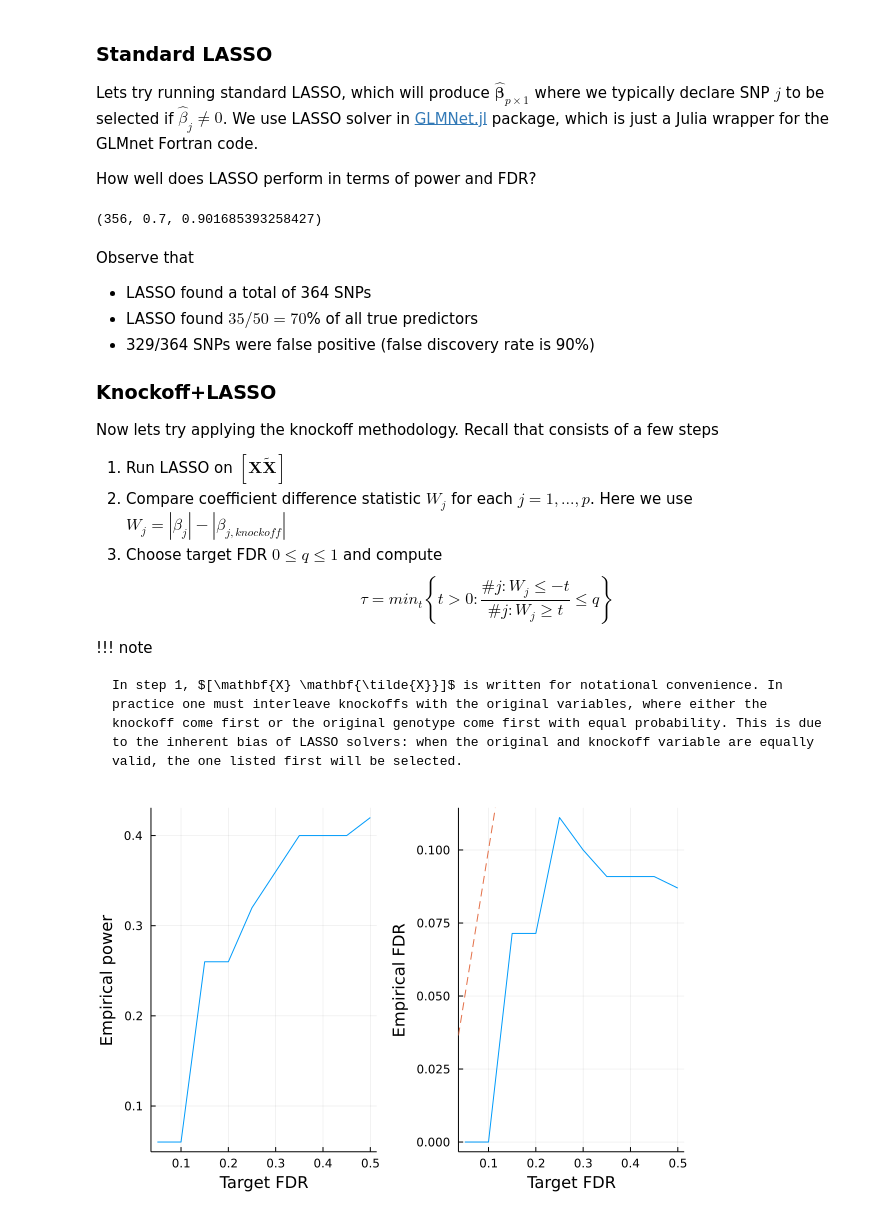
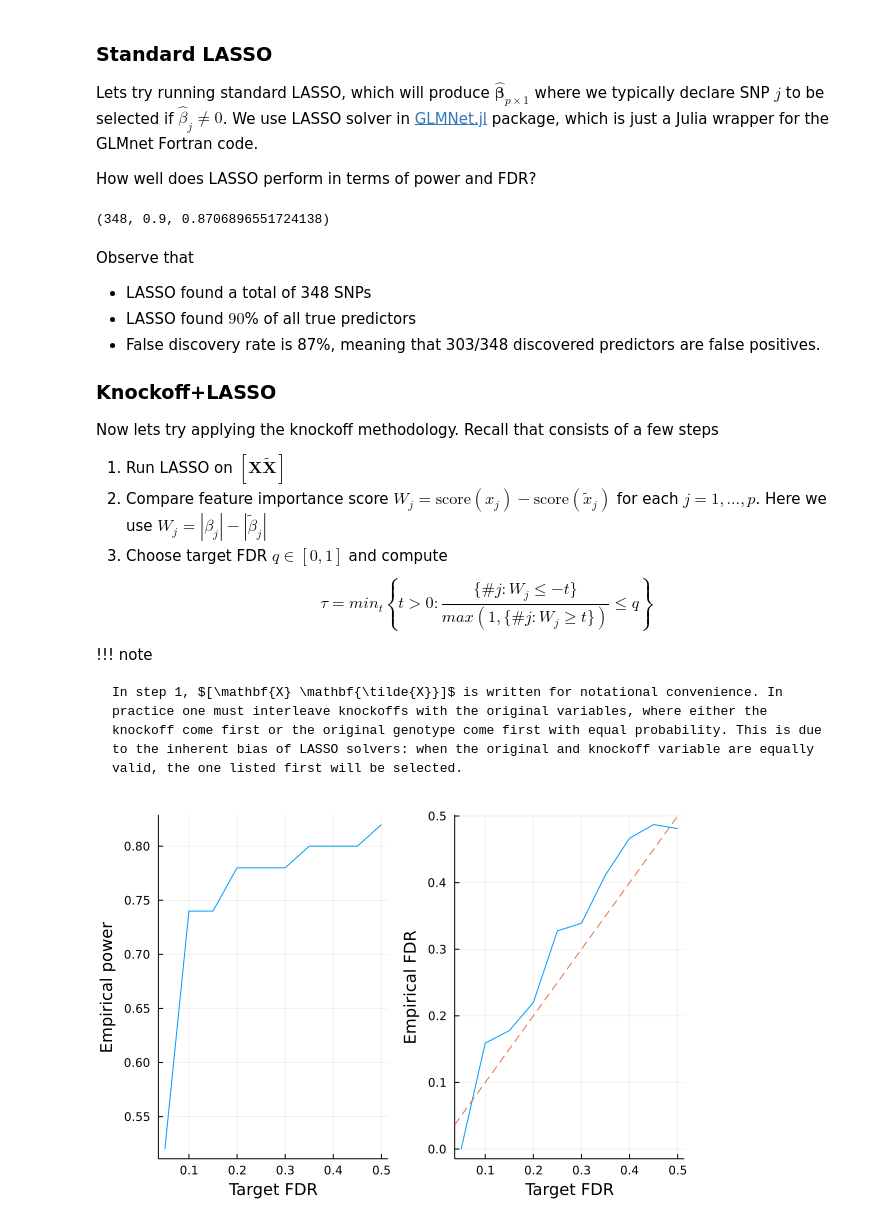
Before and after one commit to biona001/Knockoffs.jl, a Jupyter notebook: docs/src/man/fastphase_hmm.ipynb, the cells around one changed output. Cells and saved outputs as stored; diff of their text form; code cells hidden in the pictures.

```diff
--- a/docs/src/man/fastphase_hmm.ipynb
+++ b/docs/src/man/fastphase_hmm.ipynb
@@ -27,4 +27,4 @@ To illustrate we need example PLINK data, which are available in `Knockoffs.jl/d
 # %%
 # Path to PLINK data
-mouse_path = joinpath(normpath(Knockoffs.datadir()), "mouse.imputed")
+data_path = joinpath(normpath(Knockoffs.datadir()), "test")
 # %% [output]
@@ -100,7 +101,7 @@ They can be specified via:
 Lets check if the knockoffs "make sense". We will use [SnpArrays.jl](https://github.com/OpenMendel/SnpArrays.jl) to import the original and knockoff genotypes, and compare summary statistics using built-in functions [compare_pairwise_correlation](https://biona001.github.io/Knockoffs.jl/dev/man/api/#Knockoffs.compare_pairwise_correlation) and [compare_correlation](https://biona001.github.io/Knockoffs.jl/dev/man/api/#Knockoffs.compare_correlation)
 # %%
 # import original and knockoff genotypes
-X = SnpArray(mouse_path * ".bed")
-X̃ = SnpArray("knockoffs/mouse.imputed.fastphase.knockoffs.bed")
+X = SnpArray(data_path * ".bed")
+X̃ = SnpArray("knockoffs/test.fastphase.knockoffs.bed")
 n, p = size(X̃)
 # %% [output]
@@ -174,59 +192,59 @@ FDR = length(setdiff(findall(!iszero, βlasso), correct_position)) / count(!isze
 #summarize
 count(!iszero, βlasso), power, FDR
 # %% [output]
-(356, 0.7, 0.901685393258427)
+(348, 0.9, 0.8706896551724138)
 # %% [markdown]
 Observe that
 
-+ LASSO found a total of 364 SNPs
-+ LASSO found $35/50 = 70$% of all true predictors
-+ 329/364 SNPs were false positive (false discovery rate is 90%)
++ LASSO found a total of 348 SNPs
++ LASSO found $90$% of all true predictors
++ False discovery rate is 87%, meaning that 303/348 discovered predictors are false positives.
 
 ### Knockoff+LASSO
 
 Now lets try applying the knockoff methodology. Recall that consists of a few steps
 
 1. Run LASSO on $[\mathbf{X} \mathbf{\tilde{X}}]$
-2. Compare coefficient difference statistic $W_j$ for each $j = 1,...,p$. Here we use $W_j = |\beta_j| - |\beta_{j, knockoff}|$
-3. Choose target FDR $0 \le q \le 1$ and compute
-$$\tau = min_{t}\left\{t > 0: \frac{{\#j: W_j ≤ -t}}{{\#j: W_j ≥ t}} \le q\right\}$$
+2. Compare feature importance score $W_j = \text{score}(x_j) - \text{score}(\tilde{x}_j)$ for each $j = 1,...,p$. Here we use $W_j = |\beta_j| - |\tilde{\beta}_{j}|$
+3. Choose target FDR $q \in [0, 1]$ and compute
+$$\tau = min_{t}\left\{t > 0: \frac{{\{\#j: W_j ≤ -t}\}}{max(1, {\{\#j: W_j ≥ t}\})} \le q\right\}$$
 
 !!! note
 
     In step 1, $[\mathbf{X} \mathbf{\tilde{X}}]$ is written for notational convenience. In practice one must interleave knockoffs with the original variables, where either the knockoff come first or the original genotype come first with equal probability. This is due to the inherent bias of LASSO solvers: when the original and knockoff variable are equally valid, the one listed first will be selected.
 # %%
 # interleave knockoffs with originals
-Xfull, original, knockoff = merge_knockoffs_with_original(mouse_path,
-    "knockoffs/mouse.imputed.fastphase.knockoffs",
+Xfull, original, knockoff = merge_knockoffs_with_original(data_path,
+    "knockoffs/test.fastphase.knockoffs",
     des="knockoffs/merged")
 Xfull = convert(Matrix{Float64}, Xfull, center=true, scale=true)
 
 # step 1
 knockoff_cv = glmnetcv(Xfull, y)                         # cross validation step
 λbest = knockoff_cv.lambda[argmin(knockoff_cv.meanloss)] # find lambda that minimizes MSE
 βestim = glmnet(Xfull, y, lambda=[λbest]).betas[:, 1]    # refit lasso with best lambda
 
 # target FDR is 0.05, 0.1, ..., 0.5
 FDR = collect(0.05:0.05:0.5)
 empirical_power = Float64[]
 empirical_fdr = Float64[]
 for fdr in FDR
     βknockoff = extract_beta(βestim, fdr, original, knockoff) # steps 2-3 happen here
 
     # compute power and false discovery proportion
     power = length(findall(!iszero, βknockoff) ∩ correct_position) / k
     fdp = length(setdiff(findall(!iszero, βknockoff), correct_position)) / max(count(!iszero, βknockoff), 1)
     push!(empirical_power, power)
     push!(empirical_fdr, fdp)
 end
 
 # visualize FDR and power
 power_plot = plot(FDR, empirical_power, xlabel="Target FDR", ylabel="Empirical power", legend=false)
 fdr_plot = plot(FDR, empirical_fdr, xlabel="Target FDR", ylabel="Empirical FDR", legend=false)
 Plots.abline!(fdr_plot, 1, 0, line=:dash)
 plot(power_plot, fdr_plot)
 # %% [output]
-[figure, old version]
+[figure, new version]
 # %% [markdown]
 Observe that
 
```
Also changed, not shown: parts of 12 cells of this notebook, 14 other files.
